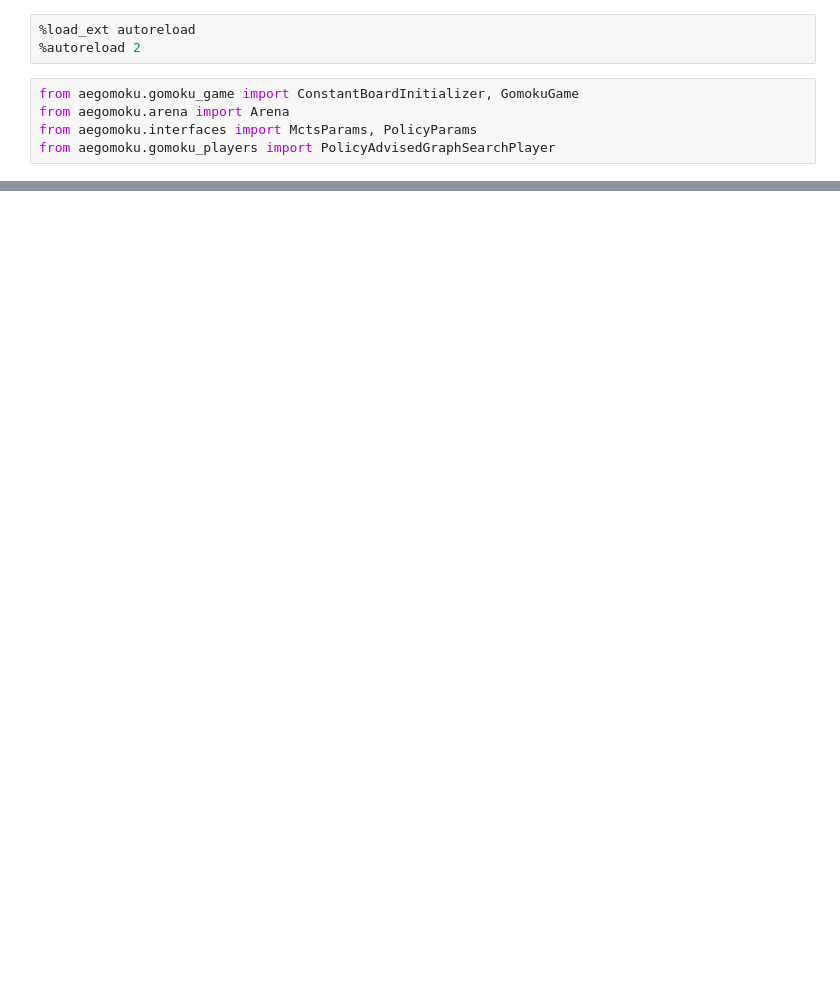
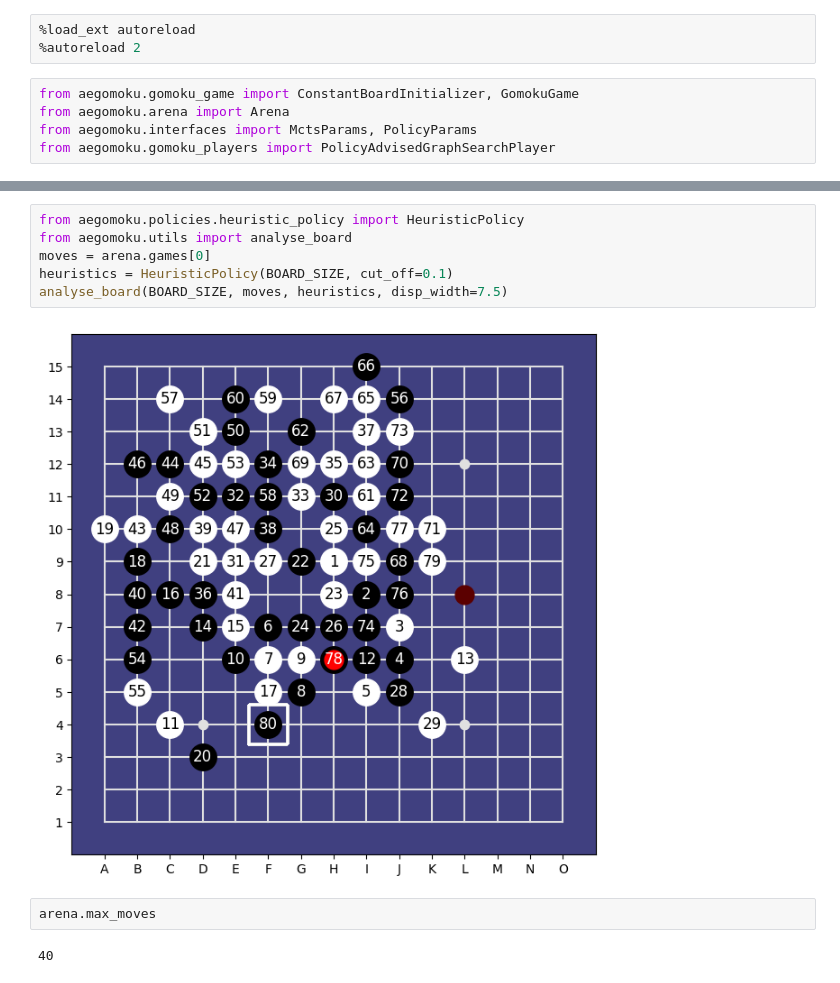
Before and after one commit to Project-Ellie/DeepGomoku, a Jupyter notebook: notebooks/Arena.ipynb, the cells around one changed output, grey strips where cells are left out. Cells and saved outputs as stored; diff of their text form; blank space fills up the shorter version.

```diff
--- a/notebooks/Arena.ipynb
+++ b/notebooks/Arena.ipynb
@@ -56,0 +93,12 @@ analyse_board(BOARD_SIZE, moves, heuristics)
+# %%
+from aegomoku.policies.heuristic_policy import HeuristicPolicy
+from aegomoku.utils import analyse_board
+moves = arena.games[0]
+heuristics = HeuristicPolicy(BOARD_SIZE, cut_off=0.1)
+analyse_board(BOARD_SIZE, moves, heuristics, disp_width=7.5)
+# %% [output]
+[figure, added]
+# %%
+arena.max_moves
+# %% [output]
+40
```
Also changed, not shown: parts of 5 cells of this notebook, 22 other files.
